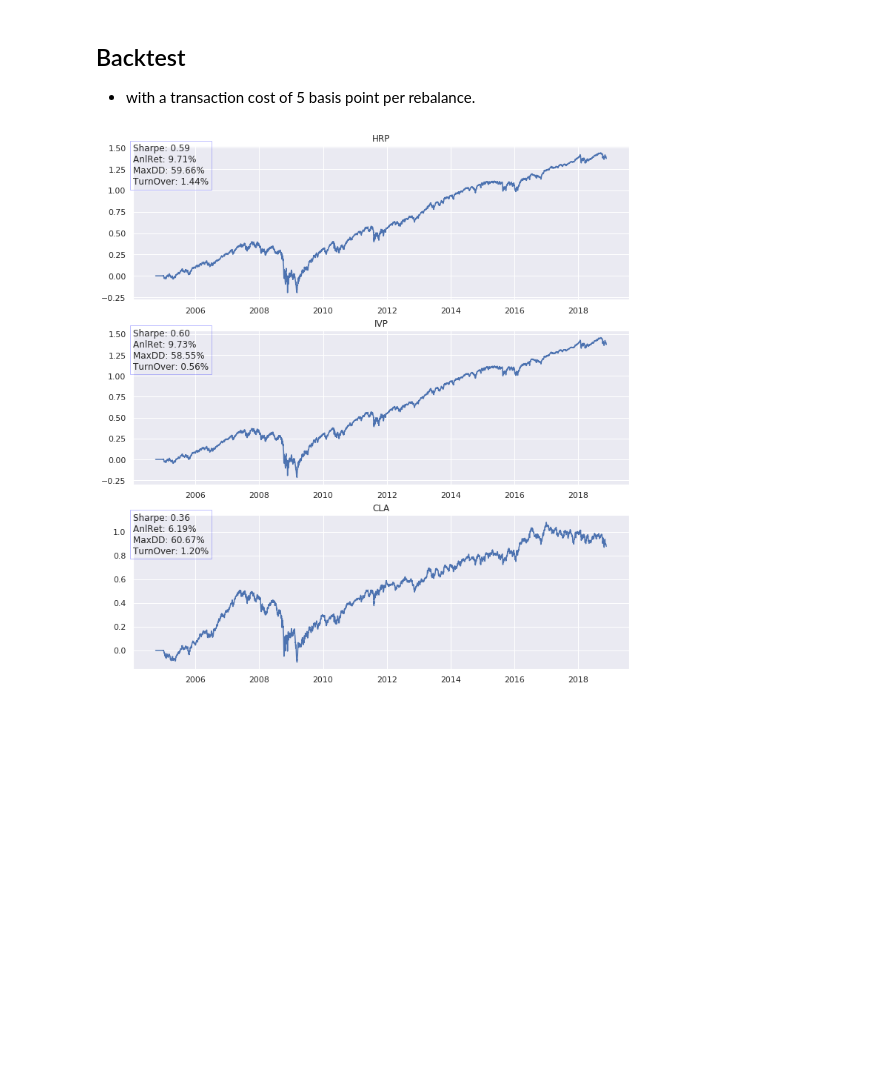
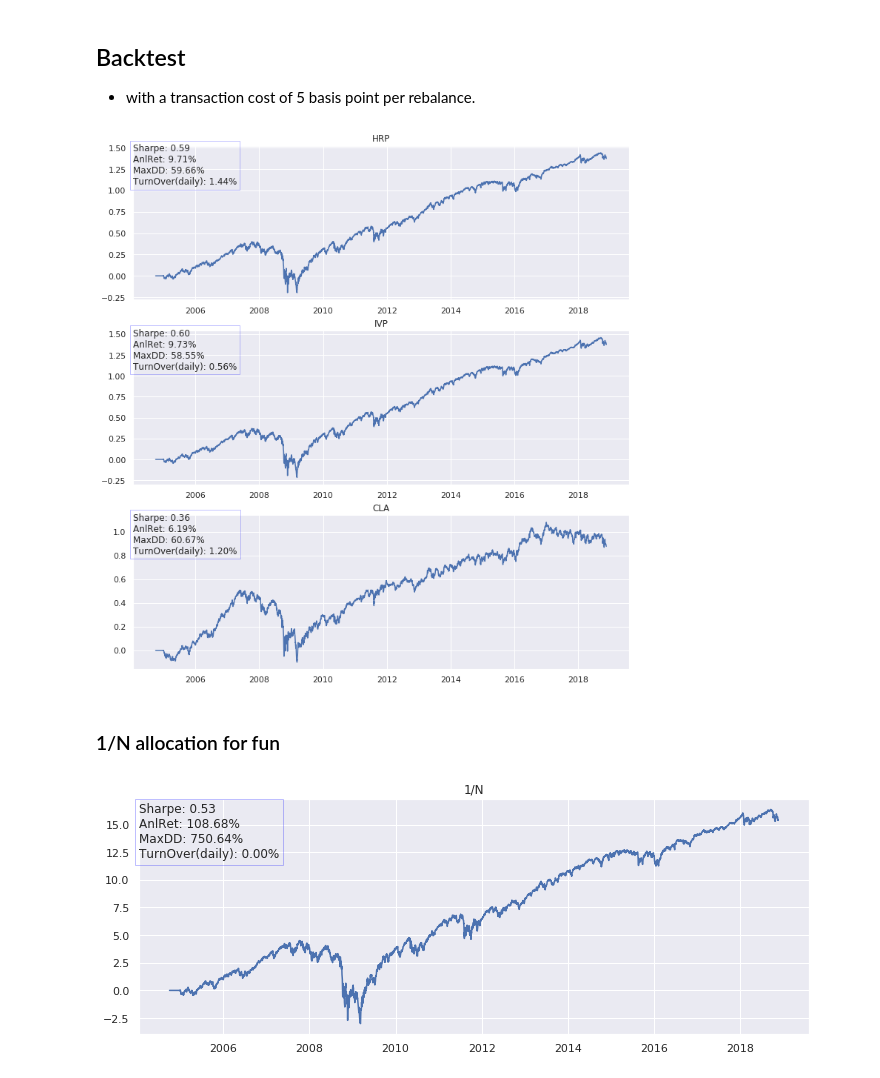
Before and after one commit to ShawnZhouu/ML_asset_allocation, a Jupyter notebook: ML_portfolio.ipynb, the cells around one changed output. Drawn from its saved outputs; the diff is of its cells as text; code cells hidden in the pictures; blank space fills up the shorter version.

Commit message:
add 1/n allocation

```diff
--- a/ML_portfolio.ipynb
+++ b/ML_portfolio.ipynb
@@ -166,7 +166,7 @@ def backtest(wHRP, ax):
     #ax = plt.subplot()
     ax.plot(cum_ret)
 
-    text = 'Sharpe: %.2f\nAnlRet: %.2f%%\nMaxDD: %.2f%%\nTurnOver(dail: %.2f%%' % (SR,anl_ret*100,maxdd*100, to*100)
+    text = 'Sharpe: %.2f\nAnlRet: %.2f%%\nMaxDD: %.2f%%\nTurnOver(daily): %.2f%%' % (SR,anl_ret*100,maxdd*100, to*100)
     plt.text(0, .75, text, transform=ax.transAxes, bbox = {'facecolor':'none','alpha':0.25,'edgecolor':'blue'})
 
     return
@@ -183,4 +183,17 @@ backtest(wCLA, ax)
 plt.title('CLA')
 plt.show()
 # %% [output]
-[figure, old version]
+[figure, new version]
+# %% [markdown]
+### 1/N allocation for fun
+# %%
+wEqual = wHRP
+wEqual[:] = 1
+
+fig = plt.figure(figsize = (12,13/3))
+ax = plt.subplot()
+backtest(wEqual, ax)
+plt.title('1/N')
+plt.show()
+# %% [output]
+[figure, added]
```
